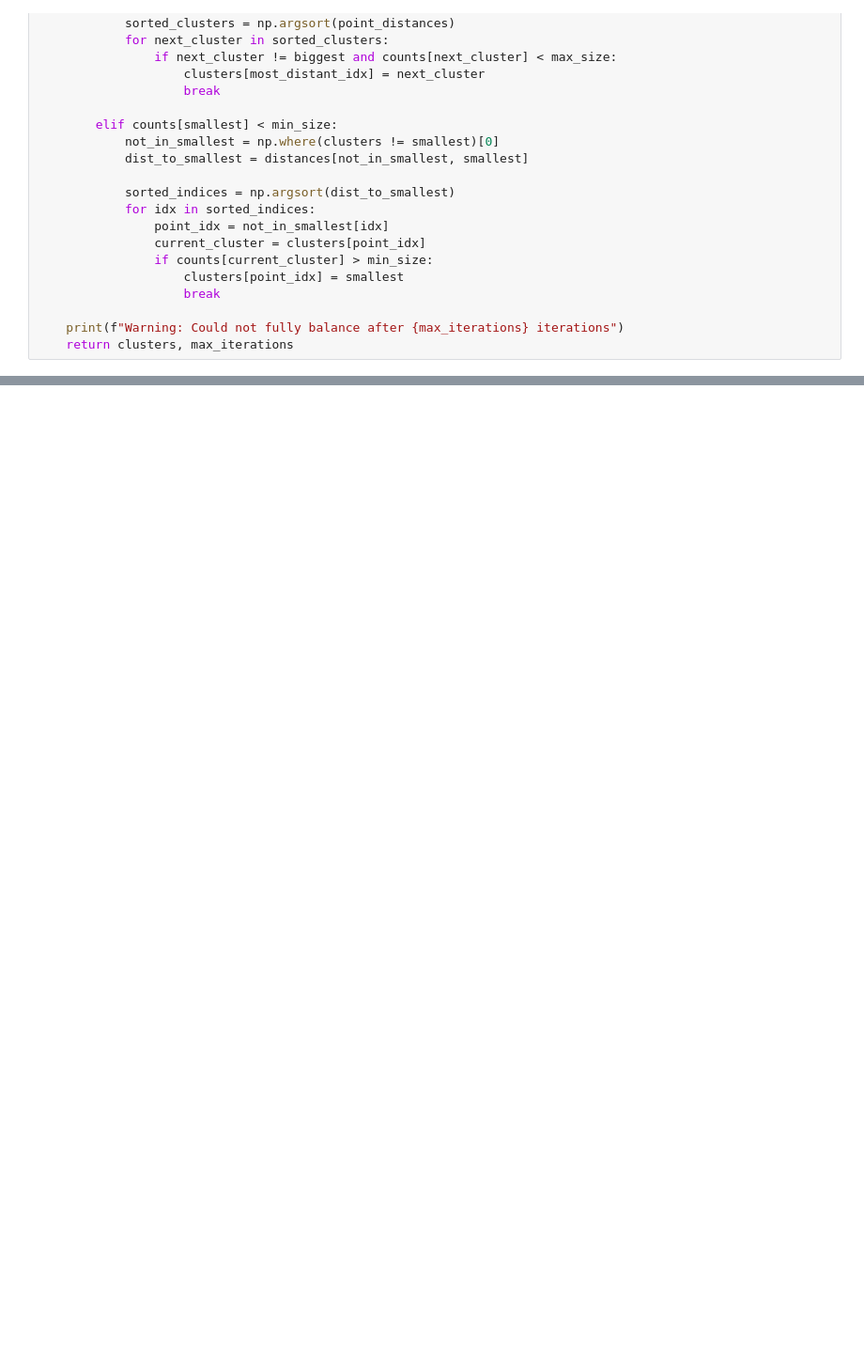
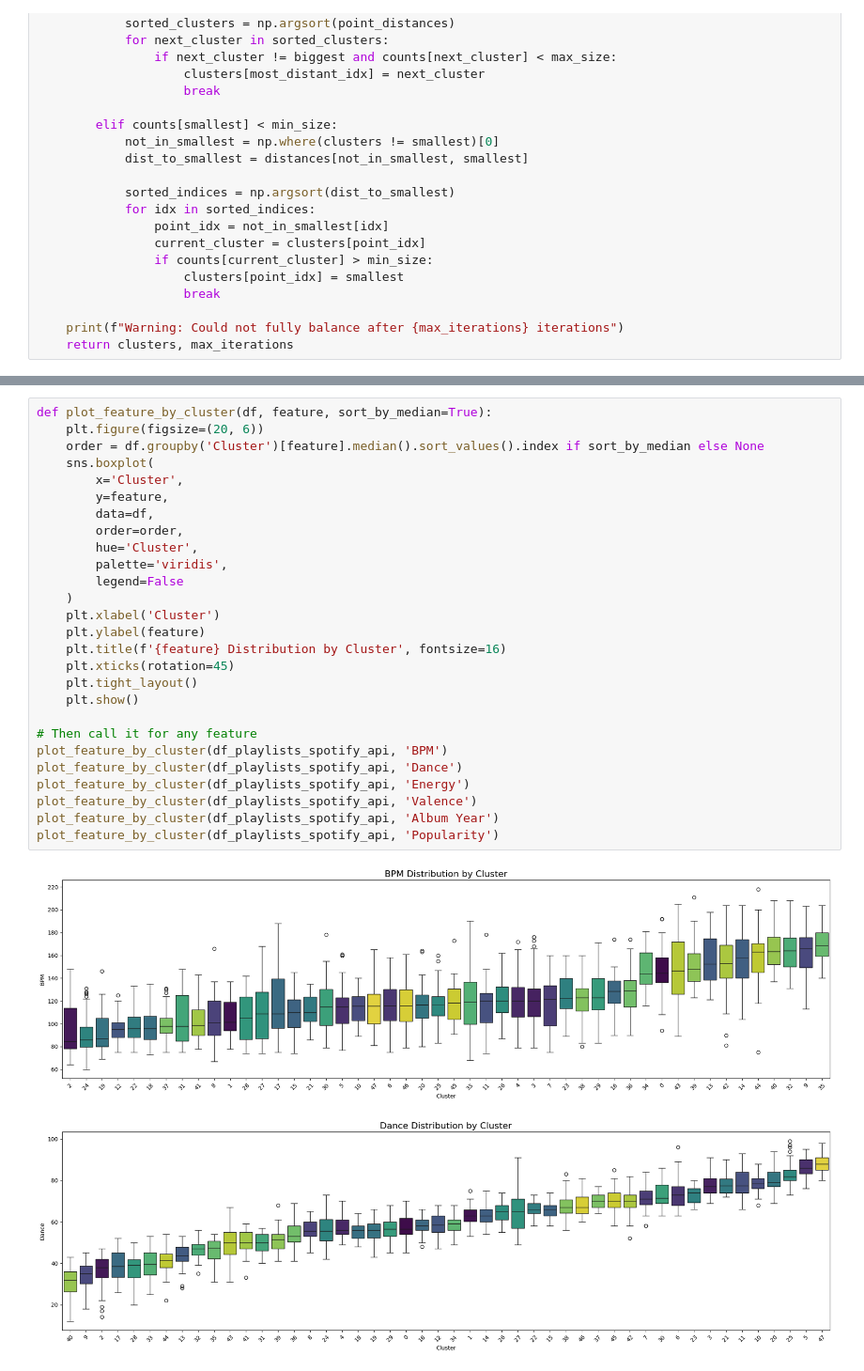
Before and after one commit to kaseymallette/music-taste-profile, a Jupyter notebook: notebooks/03_partition_generator.ipynb, the cells around one changed output, grey strips where cells are left out. Shown at 94% size. Drawn from its saved outputs; the diff is of its cells as text; blank space fills up the shorter version.

```diff
--- a/notebooks/03_partition_generator.ipynb
+++ b/notebooks/03_partition_generator.ipynb
@@ -395,0 +397,30 @@ Playlist_39 (n=50)
+# %%
+def plot_feature_by_cluster(df, feature, sort_by_median=True):
+    plt.figure(figsize=(20, 6))
+    order = df.groupby('Cluster')[feature].median().sort_values().index if sort_by_median else None
+    sns.boxplot(
+        x='Cluster',
+        y=feature,
+        data=df,
+        order=order,
+        hue='Cluster',
+        palette='viridis',
+        legend=False
+    )
+    plt.xlabel('Cluster')
+    plt.ylabel(feature)
+    plt.title(f'{feature} Distribution by Cluster', fontsize=16)
+    plt.xticks(rotation=45)
+    plt.tight_layout()
+    plt.show()
+
+# Then call it for any feature
+plot_feature_by_cluster(df_playlists_spotify_api, 'BPM')
+plot_feature_by_cluster(df_playlists_spotify_api, 'Dance')
+plot_feature_by_cluster(df_playlists_spotify_api, 'Energy')
+plot_feature_by_cluster(df_playlists_spotify_api, 'Valence')
+plot_feature_by_cluster(df_playlists_spotify_api, 'Album Year')
+plot_feature_by_cluster(df_playlists_spotify_api, 'Popularity')
+# %% [output]
+[figure, added]
+[figure, added]
```
Also changed, not shown: parts of 24 cells of this notebook.
